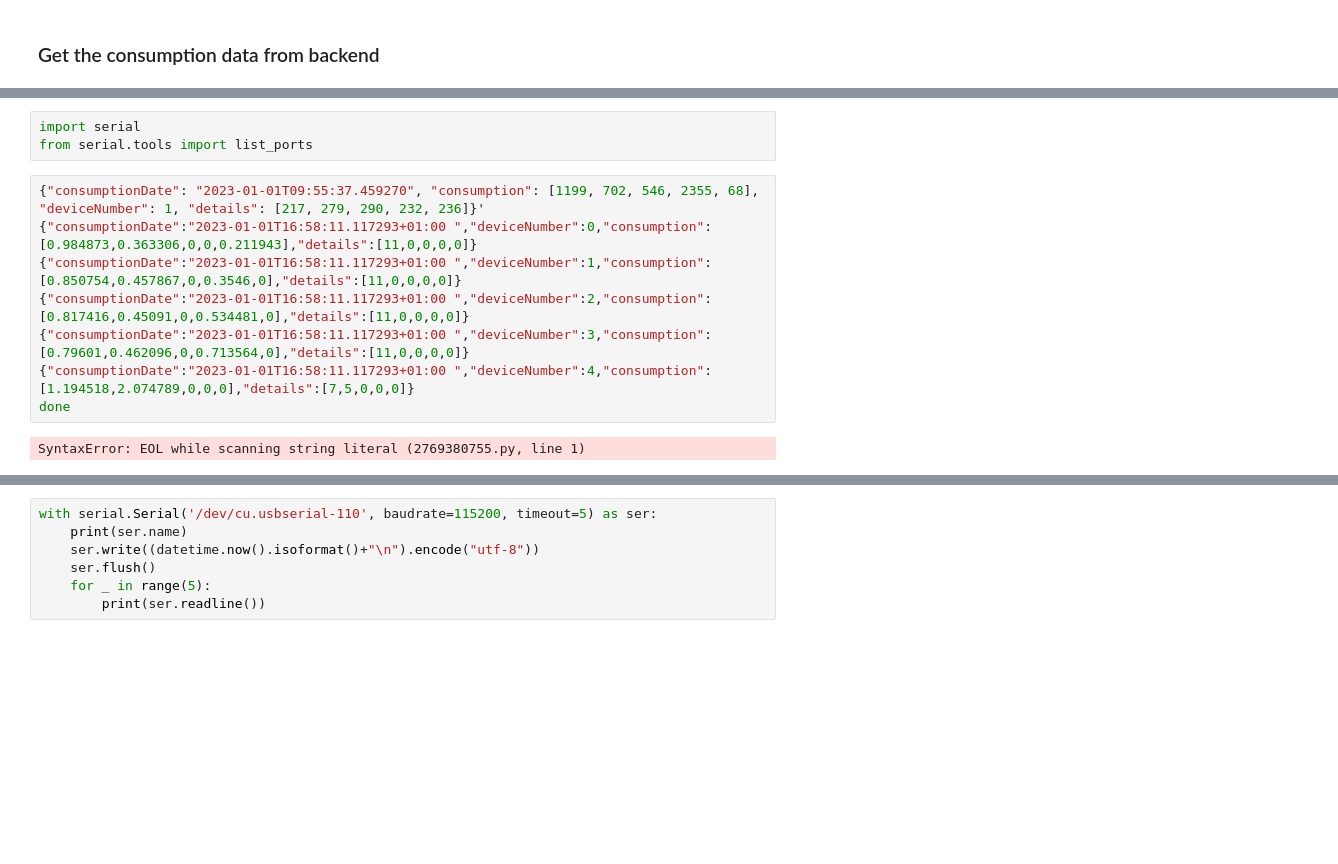
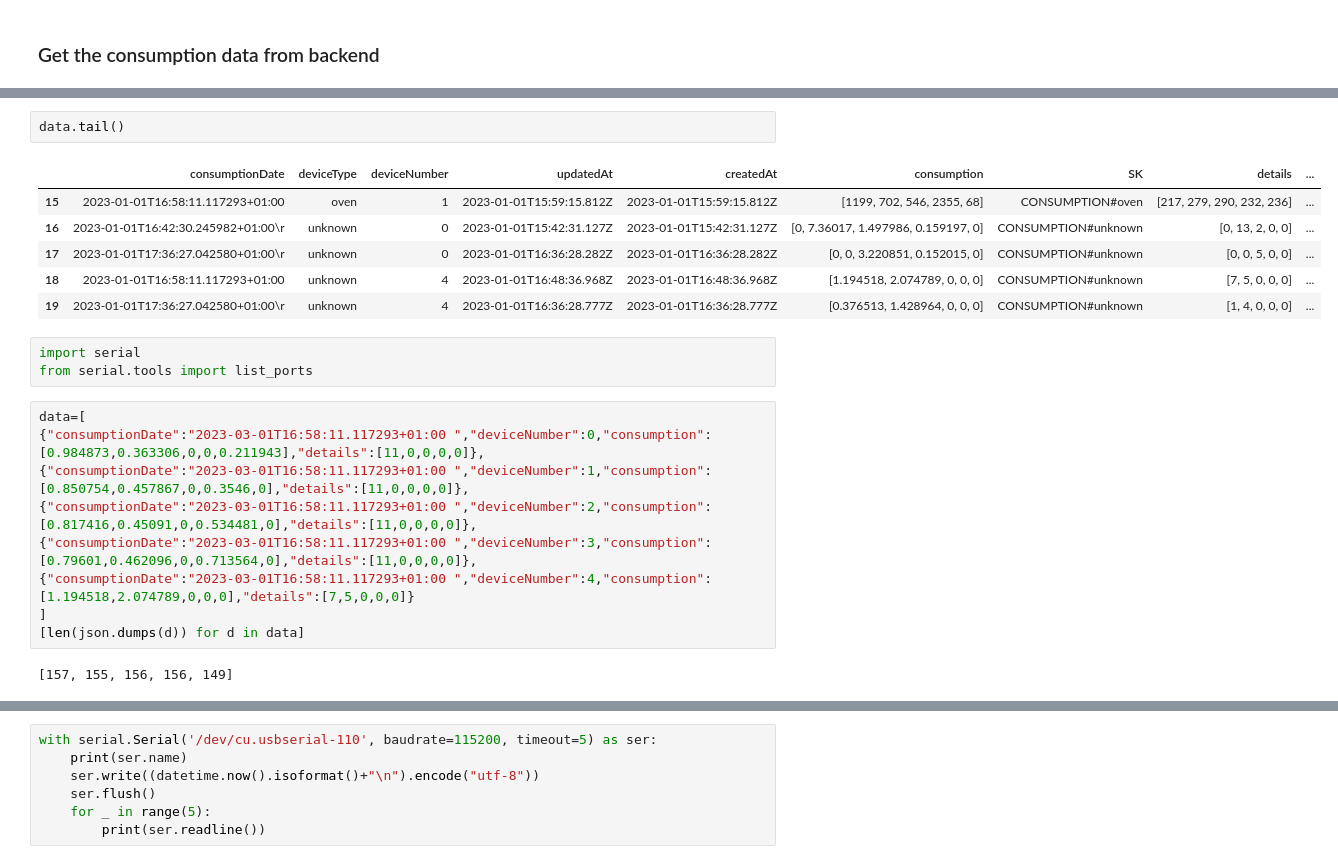
Before and after one commit to gvtech/home-energy, a Jupyter notebook: analysis/TestEndPoints.ipynb, the cells around one changed output, grey strips where cells are left out. Saved outputs shown, nothing was run; the diff lists cells and outputs as text; blank space fills up the shorter version.

```diff
--- a/analysis/TestEndPoints.ipynb
+++ b/analysis/TestEndPoints.ipynb
@@ -74,13 +82,23 @@ data.groupby(["consumptionDate","deviceType"]).agg(kwh=("kwh","sum")).unstack()
+# %%
+data.tail()
+# %% [output]
+|  | consumptionDate | deviceType | deviceNumber | updatedAt | createdAt | consumption | SK | details | ... |
+| 15 | 2023-01-01T16:58:11.117293+01:00 | oven | 1 | 2023-01-01T15:59:15.812Z | 2023-01-01T15:59:15.812Z | [1199, 702, 546, 2355, 68] | CONSUMPTION#oven | [217, 279, 290, 232, 236] | ... |
+| 16 | 2023-01-01T16:42:30.245982+01:00\r | unknown | 0 | 2023-01-01T15:42:31.127Z | 2023-01-01T15:42:31.127Z | [0, 7.36017, 1.497986, 0.159197, 0] | CONSUMPTION#unknown | [0, 13, 2, 0, 0] | ... |
+| 17 | 2023-01-01T17:36:27.042580+01:00\r | unknown | 0 | 2023-01-01T16:36:28.282Z | 2023-01-01T16:36:28.282Z | [0, 0, 3.220851, 0.152015, 0] | CONSUMPTION#unknown | [0, 0, 5, 0, 0] | ... |
+| 18 | 2023-01-01T16:58:11.117293+01:00 | unknown | 4 | 2023-01-01T16:48:36.968Z | 2023-01-01T16:48:36.968Z | [1.194518, 2.074789, 0, 0, 0] | CONSUMPTION#unknown | [7, 5, 0, 0, 0] | ... |
+| 19 | 2023-01-01T17:36:27.042580+01:00\r | unknown | 4 | 2023-01-01T16:36:28.777Z | 2023-01-01T16:36:28.777Z | [0.376513, 1.428964, 0, 0, 0] | CONSUMPTION#unknown | [1, 4, 0, 0, 0] | ... |
 # %%
 import serial
 from serial.tools import list_ports
 # %%
-{"consumptionDate": "2023-01-01T09:55:37.459270", "consumption": [1199, 702, 546, 2355, 68], "deviceNumber": 1, "details": [217, 279, 290, 232, 236]}'
-{"consumptionDate":"2023-01-01T16:58:11.117293+01:00 ","deviceNumber":0,"consumption":[0.984873,0.363306,0,0,0.211943],"details":[11,0,0,0,0]}
-{"consumptionDate":"2023-01-01T16:58:11.117293+01:00 ","deviceNumber":1,"consumption":[0.850754,0.457867,0,0.3546,0],"details":[11,0,0,0,0]}
-{"consumptionDate":"2023-01-01T16:58:11.117293+01:00 ","deviceNumber":2,"consumption":[0.817416,0.45091,0,0.534481,0],"details":[11,0,0,0,0]}
-{"consumptionDate":"2023-01-01T16:58:11.117293+01:00 ","deviceNumber":3,"consumption":[0.79601,0.462096,0,0.713564,0],"details":[11,0,0,0,0]}
-{"consumptionDate":"2023-01-01T16:58:11.117293+01:00 ","deviceNumber":4,"consumption":[1.194518,2.074789,0,0,0],"details":[7,5,0,0,0]}
-done
+data=[
+{"consumptionDate":"2023-03-01T16:58:11.117293+01:00 ","deviceNumber":0,"consumption":[0.984873,0.363306,0,0,0.211943],"details":[11,0,0,0,0]},
+{"consumptionDate":"2023-03-01T16:58:11.117293+01:00 ","deviceNumber":1,"consumption":[0.850754,0.457867,0,0.3546,0],"details":[11,0,0,0,0]},
+{"consumptionDate":"2023-03-01T16:58:11.117293+01:00 ","deviceNumber":2,"consumption":[0.817416,0.45091,0,0.534481,0],"details":[11,0,0,0,0]},
+{"consumptionDate":"2023-03-01T16:58:11.117293+01:00 ","deviceNumber":3,"consumption":[0.79601,0.462096,0,0.713564,0],"details":[11,0,0,0,0]},
+{"consumptionDate":"2023-03-01T16:58:11.117293+01:00 ","deviceNumber":4,"consumption":[1.194518,2.074789,0,0,0],"details":[7,5,0,0,0]}
+]
+[len(json.dumps(d)) for d in data]
 # %% [output]
-SyntaxError: EOL while scanning string literal (2769380755.py, line 1)
+[157, 155, 156, 156, 149]
```
Also changed, not shown: parts of 11 cells of this notebook, 9 other files.
